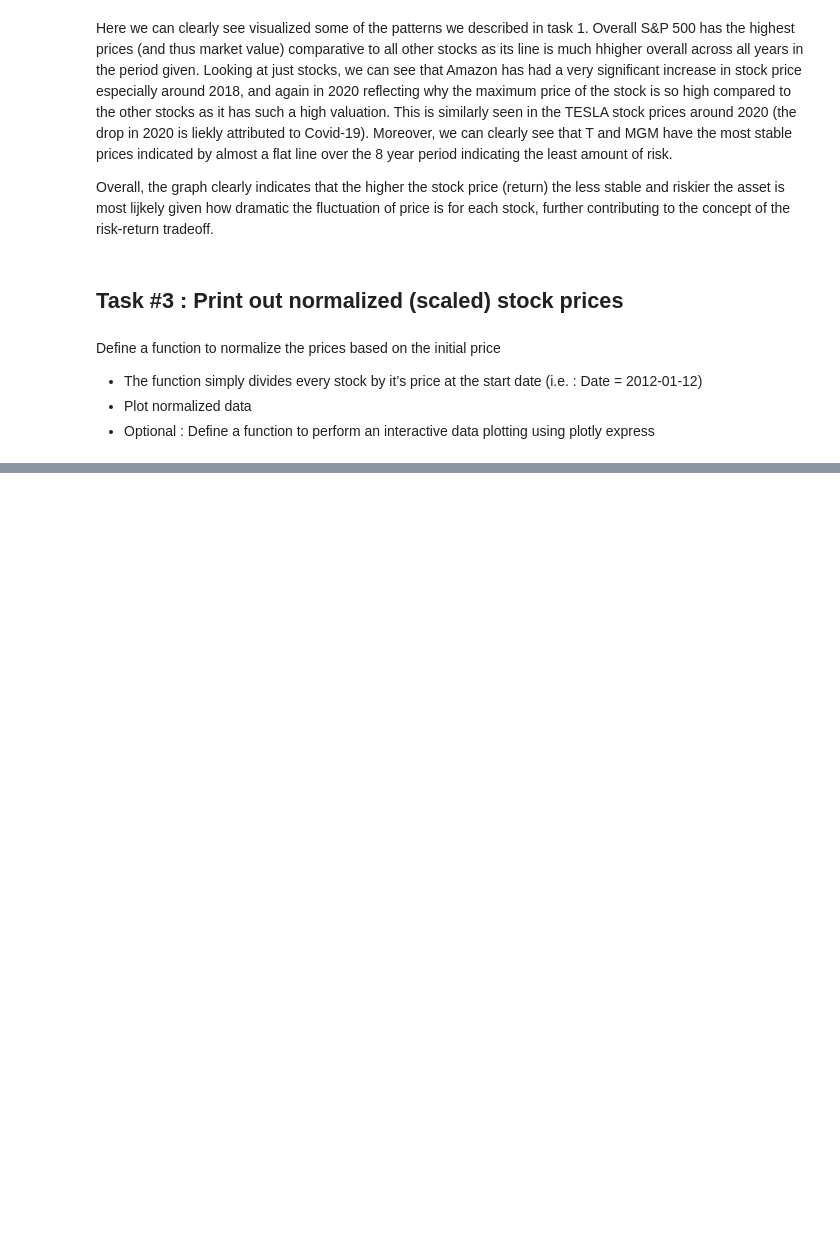
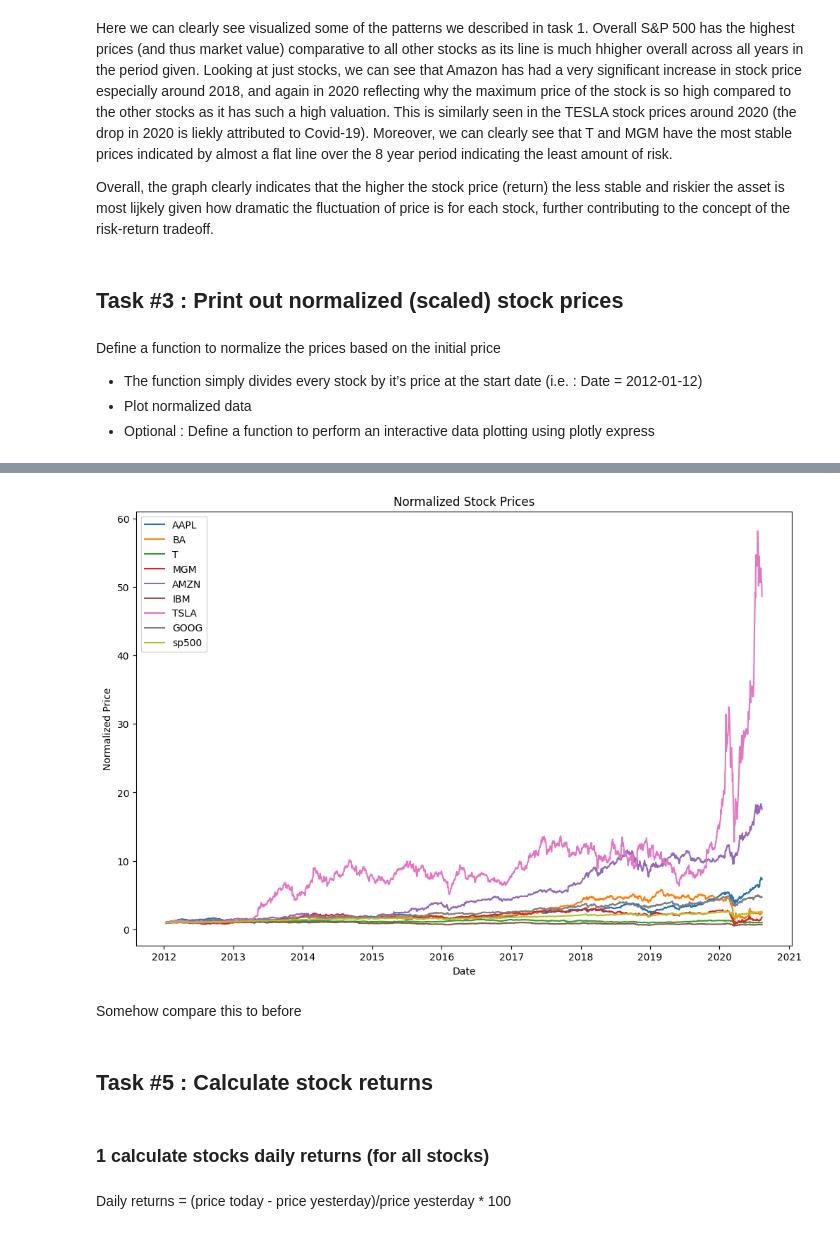
Before and after one commit to bubuzhang2002/Finance-with-Big-Data-PC-labs, a Jupyter notebook: PC labs/PC lab1.ipynb, the cells around one changed output, grey strips where cells are left out. Drawn from its saved outputs; the diff is of its cells as text; code cells hidden in the pictures; blank space fills up the shorter version.

Commit message:
update on task 3 + 5

```diff
--- a/PC labs/PC lab1.ipynb
+++ b/PC labs/PC lab1.ipynb
@@ -220,7 +240,14 @@ Overall, the graph clearly indicates that the higher the stock price (return) th
 
 import pandas as pd
 import matplotlib.pyplot as plt
-import plotly.express as px
 
 def normalized_price(df):
-    start_date = '2012-01-12'
+
+    df = df.set_index('Date')
+    initial_price = df.loc['2012-01-12']
+    normalized_data = df/initial_price
+    normalized_data = normalized_data.reset_index()
+    return normalized_data
+# %%
+normalized_data = normalized_price(df_sorted)
+print(f"Normalized Prices based on Initial Price: {normalized_data}")
@@ -226,0 +272,25 @@ def normalized_price(df):
+# %%
+# Plotting Normalized Data
+import matplotlib.pyplot as plt
+
+def plot_normalized_data(df):
+    plt.figure(figsize=(12,8))
+
+    for column in df.columns[1:]:
+        plt.plot(df['Date'], df[column], label=column)
+
+    plt.xlabel('Date')
+    plt.ylabel('Normalized Price')
+    plt.title('Normalized Stock Prices')
+    plt.legend()
+    plt.show()
+
+plot_normalized_data(normalized_data)
+# %% [output]
+[figure, added]
+# %% [markdown]
+Somehow compare this to before
+# %% [markdown]
+## Task #5 : Calculate stock returns
+# %% [markdown]
+### 1 calculate stocks daily returns (for all stocks)
@@ -226,0 +323,2 @@ def normalized_price(df):
+# %% [markdown]
+Daily returns = (price today - price yesterday)/price yesterday * 100
```
Also changed, not shown: parts of 7 cells of this notebook.
